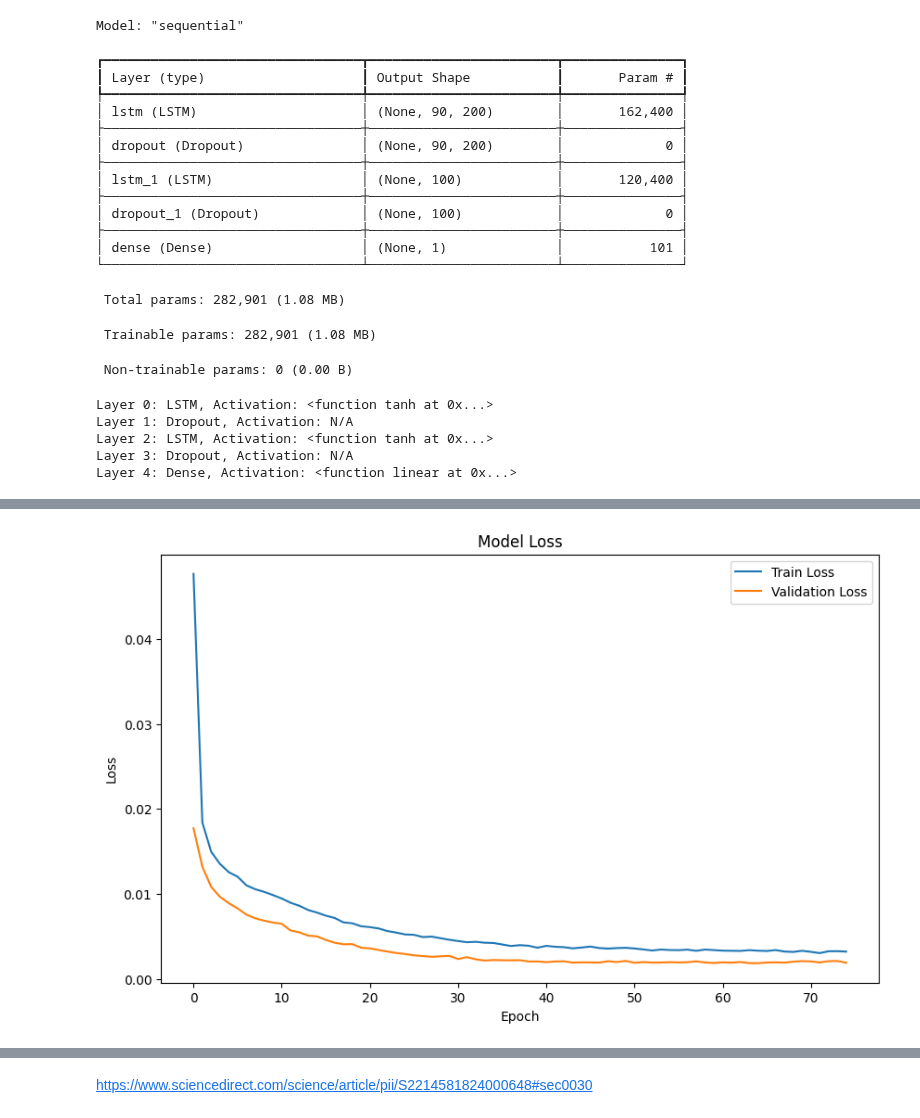
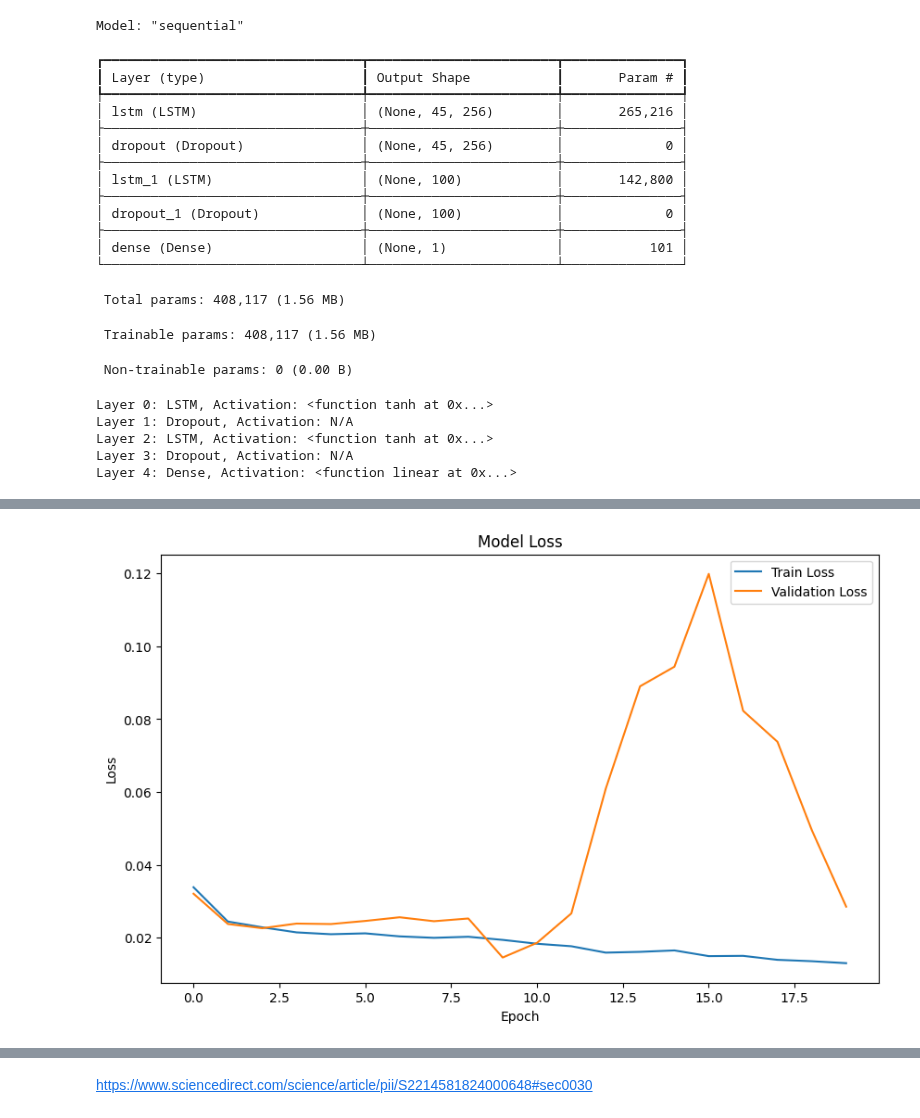
Before and after one commit to th2018/stream_thermal_2025_ms, a Jupyter notebook: LSTM/LSTM_single_station.ipynb, the cells around one changed output, grey strips where cells are left out. Saved outputs shown, nothing was run; the diff lists cells and outputs as text; code cells hidden in the pictures.

```diff
--- a/LSTM/LSTM_single_station.ipynb
+++ b/LSTM/LSTM_single_station.ipynb
@@ -62,17 +62,24 @@ Requirement already satisfied: numpy in /usr/local/lib/python3.11/dist-packages
 startDate = "1995-10-01"
 endDate = "2024-09-30"
 model_site = [
- '13150430'
+'13190500'
+ #'13192200'
+ #'13211205'
+ #'13311250'
+         #     '13341050'
+# '13150430'
           #    '13092747'
 #  '13304050'
   #'13307000' #"13296000"
   # "13311450"
    #'13176400' # '13340000'
-    #'13176400'  # '13310800'
+# '13310800'
 #  '12305000'
-  #'12322000' # '13154500'
+
+
   #'13317660'#
-  # '13340000'
+
+
   #'13340600' #
               #'13310850' #
    #'13311000'
@@ -258,7 +266,7 @@ DataFrame after Normalization Head:
 # 'timesteps' (also known as look_back) determines how many previous time steps
 # the LSTM will consider to predict the next value.
 
-look_back = 90 # You can adjust this based on your data's seasonality/dependencies
+look_back = 45 # You can adjust this based on your data's seasonality/dependencies
 
 def create_sequences(data, look_back, features_cols, target_col):
     X, Y = [], []
@@ -400,12 +408,12 @@ Number of zeros Y_train: 2
 # %%
 # --- 5. Build LSTM Model ---
-h1= 200
+h1=  256
 h2 =  100
 learning_rate = 0.0001
 optimizer= Adam(learning_rate= learning_rate ) #'adam'
 #Adadelta(learning_rate=learning_rate)
 d1 = 0.2
-d2 = 0.1
+d2 = 0.05
 
 model = Sequential()
 # First LSTM layer with return_sequences=True to pass sequences to the next LSTM layer
@@ -431,18 +439,18 @@ Model: "sequential"
 ┏━━━━━━━━━━━━━━━━━━━━━━━━━━━━━━━━━┳━━━━━━━━━━━━━━━━━━━━━━━━┳━━━━━━━━━━━━━━━┓
 ┃ Layer (type)                    ┃ Output Shape           ┃       Param # ┃
 ┡━━━━━━━━━━━━━━━━━━━━━━━━━━━━━━━━━╇━━━━━━━━━━━━━━━━━━━━━━━━╇━━━━━━━━━━━━━━━┩
-│ lstm (LSTM)                     │ (None, 90, 200)        │       162,400 │
+│ lstm (LSTM)                     │ (None, 45, 256)        │       265,216 │
 ├─────────────────────────────────┼────────────────────────┼───────────────┤
-│ dropout (Dropout)               │ (None, 90, 200)        │             0 │
+│ dropout (Dropout)               │ (None, 45, 256)        │             0 │
 ├─────────────────────────────────┼────────────────────────┼───────────────┤
-│ lstm_1 (LSTM)                   │ (None, 100)            │       120,400 │
+│ lstm_1 (LSTM)                   │ (None, 100)            │       142,800 │
 ├─────────────────────────────────┼────────────────────────┼───────────────┤
 │ dropout_1 (Dropout)             │ (None, 100)            │             0 │
 ├─────────────────────────────────┼────────────────────────┼───────────────┤
 │ dense (Dense)                   │ (None, 1)              │           101 │
 └─────────────────────────────────┴────────────────────────┴───────────────┘
- Total params: 282,901 (1.08 MB)
+ Total params: 408,117 (1.56 MB)
- Trainable params: 282,901 (1.08 MB)
+ Trainable params: 408,117 (1.56 MB)
  Non-trainable params: 0 (0.00 B)
 Layer 0: LSTM, Activation: <function tanh at 0x...>
 Layer 1: Dropout, Activation: N/A
@@ -453,7 +461,7 @@ Layer 4: Dense, Activation: <function linear at 0x...>
 # --- 6. Train the Model ---
 # EarlyStopping to stop training when a monitored metric has stopped improving.
 early_stopping = EarlyStopping(monitor='val_loss', patience=10, restore_best_weights=True)
-batch =  16
+batch =  8
 history = model.fit(X_train, Y_train,
                     epochs=100, # You can increase epochs, EarlyStopping will handle it
                     batch_size= batch ,
@@ -491,4 +499,4 @@ Epoch 75/100
-[figure, old version]
+[figure, new version]
 # %%
 model.summary()
 # %% [output]
```
Also changed, not shown: parts of 20 cells of this notebook.
